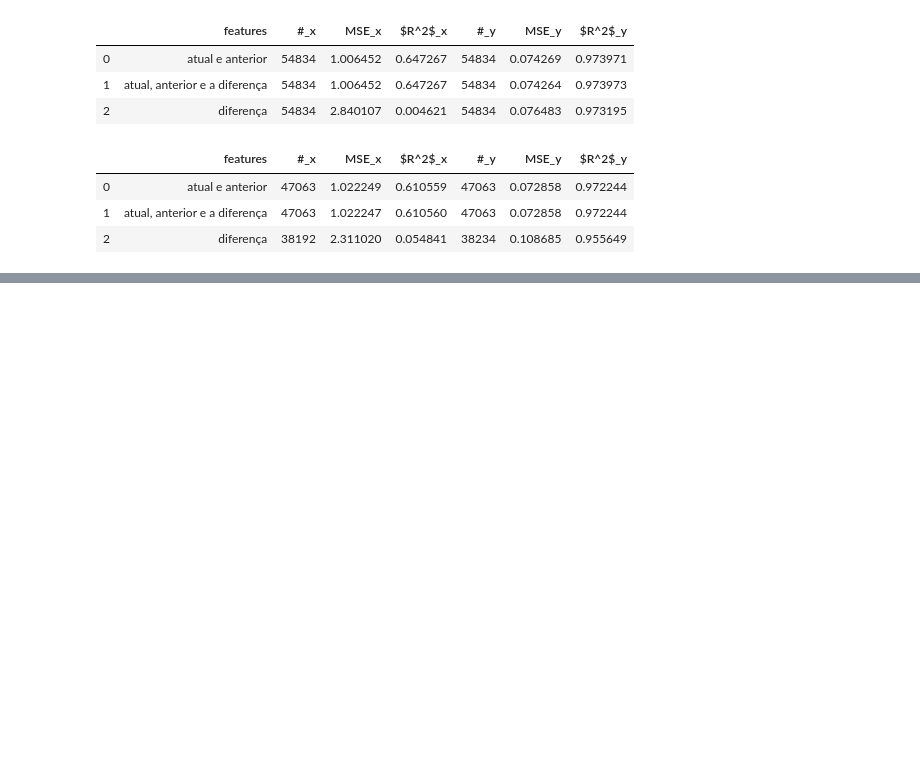
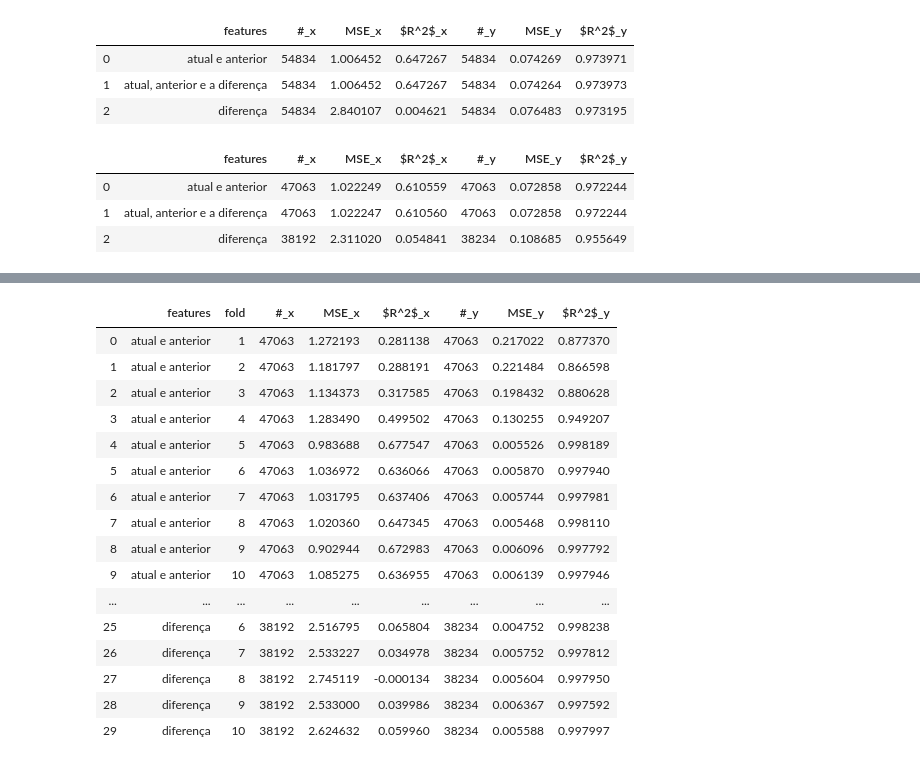
Before and after one commit to analuizatrz/wiki-experiments, a Jupyter notebook: regression-experiment.ipynb, the cells around one changed output, grey strips where cells are left out. Saved outputs shown, nothing was run; the diff lists cells and outputs as text; code cells hidden in the pictures; blank space fills up the shorter version.

```diff
--- a/regression-experiment.ipynb
+++ b/regression-experiment.ipynb
@@ -205,0 +233,20 @@ pd.merge(evaluatio_past_class_wo_duplicates_cvk5, evaluatio_wo_past_class_wo_dup
+# %%
+cvk5
+# %% [output]
+|  | features | fold | #_x | MSE_x | $R^2$_x | #_y | MSE_y | $R^2$_y |
+| 0 | atual e anterior | 1 | 47063 | 1.272193 | 0.281138 | 47063 | 0.217022 | 0.877370 |
+| 1 | atual e anterior | 2 | 47063 | 1.181797 | 0.288191 | 47063 | 0.221484 | 0.866598 |
+| 2 | atual e anterior | 3 | 47063 | 1.134373 | 0.317585 | 47063 | 0.198432 | 0.880628 |
+| 3 | atual e anterior | 4 | 47063 | 1.283490 | 0.499502 | 47063 | 0.130255 | 0.949207 |
+| 4 | atual e anterior | 5 | 47063 | 0.983688 | 0.677547 | 47063 | 0.005526 | 0.998189 |
+| 5 | atual e anterior | 6 | 47063 | 1.036972 | 0.636066 | 47063 | 0.005870 | 0.997940 |
+| 6 | atual e anterior | 7 | 47063 | 1.031795 | 0.637406 | 47063 | 0.005744 | 0.997981 |
+| 7 | atual e anterior | 8 | 47063 | 1.020360 | 0.647345 | 47063 | 0.005468 | 0.998110 |
+| 8 | atual e anterior | 9 | 47063 | 0.902944 | 0.672983 | 47063 | 0.006096 | 0.997792 |
+| 9 | atual e anterior | 10 | 47063 | 1.085275 | 0.636955 | 47063 | 0.006139 | 0.997946 |
+| ... | ... | ... | ... | ... | ... | ... | ... | ... |
+| 25 | diferença | 6 | 38192 | 2.516795 | 0.065804 | 38234 | 0.004752 | 0.998238 |
+| 26 | diferença | 7 | 38192 | 2.533227 | 0.034978 | 38234 | 0.005752 | 0.997812 |
+| 27 | diferença | 8 | 38192 | 2.745119 | -0.000134 | 38234 | 0.005604 | 0.997950 |
+| 28 | diferença | 9 | 38192 | 2.533000 | 0.039986 | 38234 | 0.006367 | 0.997592 |
+| 29 | diferença | 10 | 38192 | 2.624632 | 0.059960 | 38234 | 0.005588 | 0.997997 |
```
Also changed, not shown: parts of 8 cells of this notebook, 3 other files.
